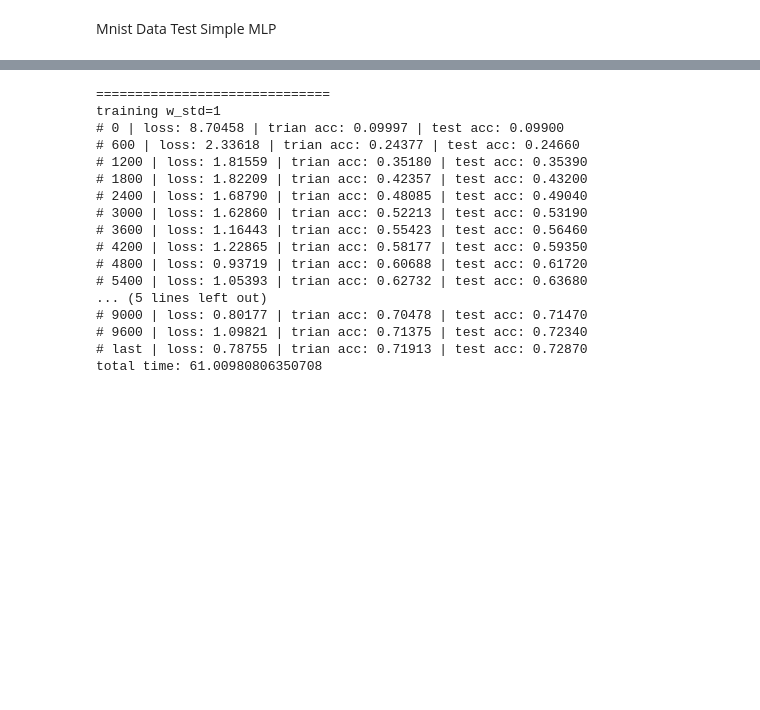
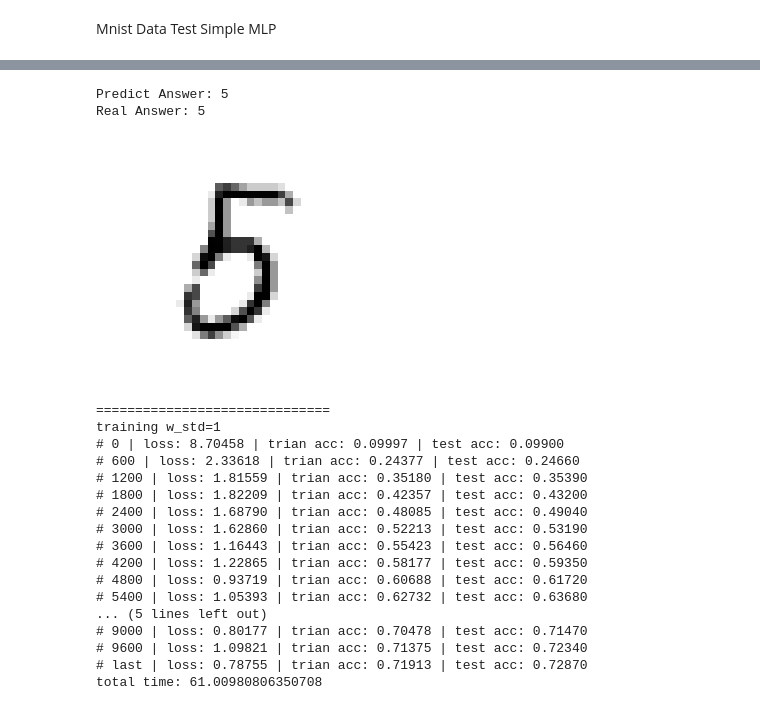
Before and after one commit to simonjisu/ML, a Jupyter notebook: NeuralNetwork/NN5.ipynb, the cells around one changed output, grey strips where cells are left out. Cells and saved outputs as stored; diff of their text form; code cells hidden in the pictures; blank space fills up the shorter version.

```diff
--- a/NeuralNetwork/NN5.ipynb
+++ b/NeuralNetwork/NN5.ipynb
@@ -19,3 +86,22 @@ a.shape
+# %%
+def check(x, y, model):
+    pred_y = model.predict(x)
+    if x.ndim != 2:
+        x = x.reshape(28, 28)
+
+    print('Predict Answer: {}'.format(np.argmax(pred_y)))
+    print('Real Answer: {}'.format(np.argmax(y)))
+    plt.imshow(x, cmap='binary')
+    plt.grid(False)
+    plt.axis('off')
+    plt.savefig("num5.png", bbox_inches='tight')
+    plt.show()
+# %%
+check(x_test[45], y_test[45], nn)
+# %% [output]
+Predict Answer: 5
+Real Answer: 5
+[figure, added]
 # %%
 def train(weight_init_std, optimizer, use_batchnorm=True, activation='relu', epoch_num=3000, record=True):
     (x_train, y_train), (x_test, y_test) = load_mnist(normalize=True, one_hot_label=True)
```
Also changed, not shown: parts of 8 cells of this notebook, 9 other files.
